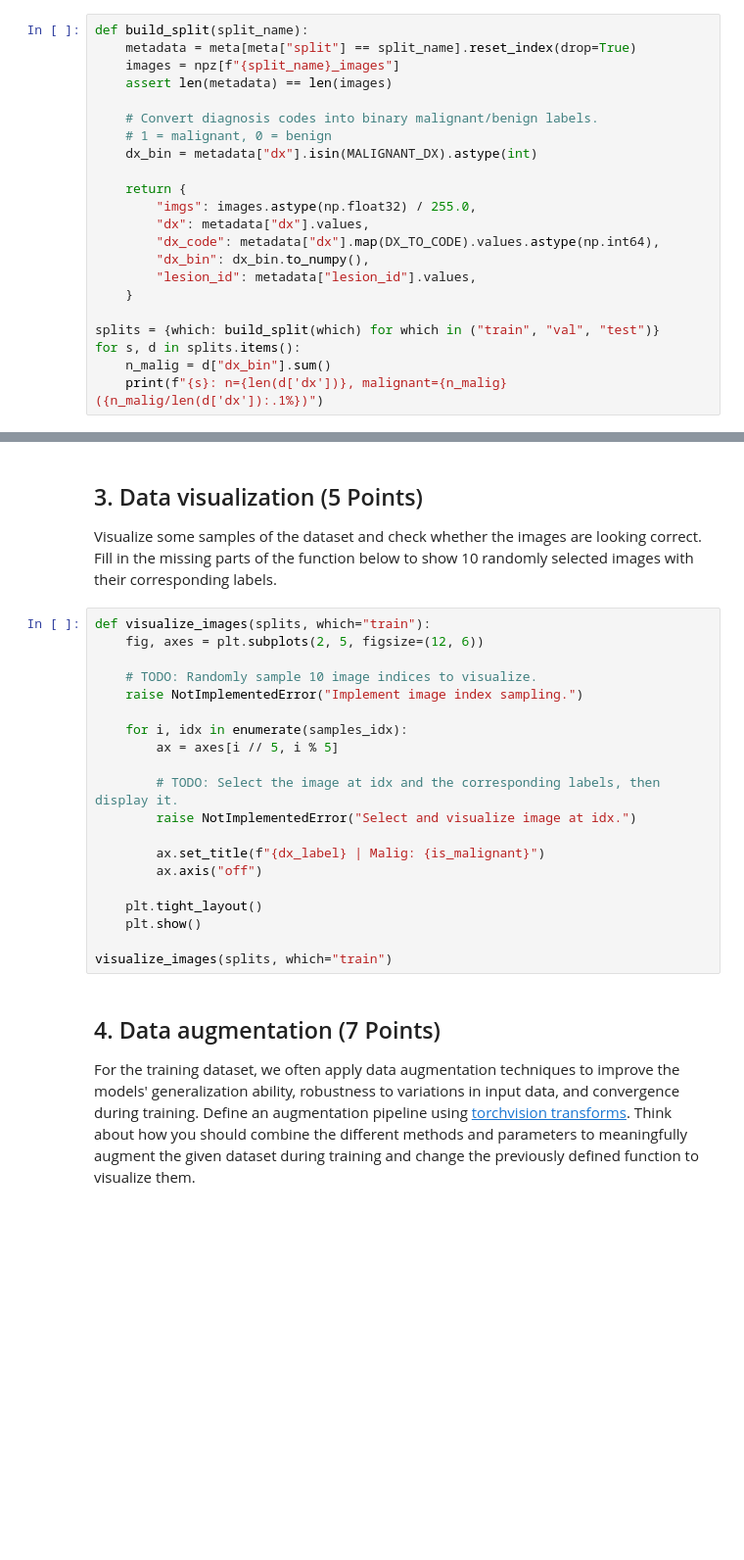
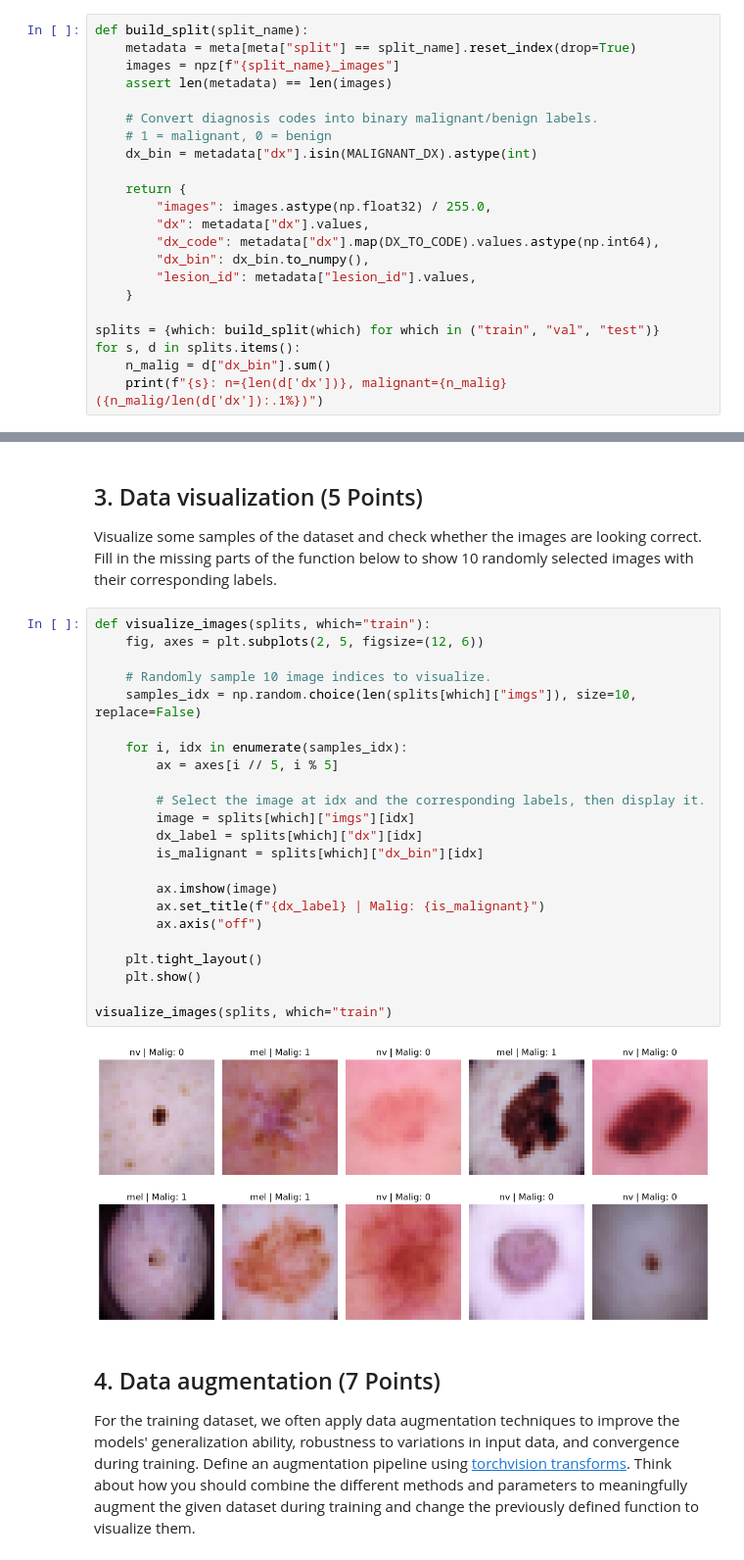
Before and after one commit to Catfish16/WS26ML_EX1, a Jupyter notebook: dermamnist_classification_group_N.ipynb, the cells around one changed output, grey strips where cells are left out. Shown at 98% size. Cells and saved outputs as stored; diff of their text form; blank space fills up the shorter version.

```diff
--- a/dermamnist_classification_group_N.ipynb
+++ b/dermamnist_classification_group_N.ipynb
@@ -185,7 +186,7 @@ def build_split(split_name):
     dx_bin = metadata["dx"].isin(MALIGNANT_DX).astype(int)
 
     return {
-        "imgs": images.astype(np.float32) / 255.0,
+        "images": images.astype(np.float32) / 255.0,
         "dx": metadata["dx"].values,
         "dx_code": metadata["dx"].map(DX_TO_CODE).values.astype(np.int64),
         "dx_bin": dx_bin.to_numpy(),
@@ -221,23 +208,28 @@ Visualize some samples of the dataset and check whether the images are looking c
 # %%
 def visualize_images(splits, which="train"):
     fig, axes = plt.subplots(2, 5, figsize=(12, 6))
 
-    # TODO: Randomly sample 10 image indices to visualize.
-    raise NotImplementedError("Implement image index sampling.")
+    # Randomly sample 10 image indices to visualize.
+    samples_idx = np.random.choice(len(splits[which]["imgs"]), size=10, replace=False)
 
     for i, idx in enumerate(samples_idx):
         ax = axes[i // 5, i % 5]
 
-        # TODO: Select the image at idx and the corresponding labels, then display it.
-        raise NotImplementedError("Select and visualize image at idx.")
+        # Select the image at idx and the corresponding labels, then display it.
+        image = splits[which]["imgs"][idx]
+        dx_label = splits[which]["dx"][idx]
+        is_malignant = splits[which]["dx_bin"][idx]
 
+        ax.imshow(image)
         ax.set_title(f"{dx_label} | Malig: {is_malignant}")
         ax.axis("off")
 
     plt.tight_layout()
     plt.show()
 
 visualize_images(splits, which="train")
+# %% [output]
+[figure, added]
 # %% [markdown]
 ## 4. Data augmentation (7 Points)
 
```
Also changed, not shown: parts of 3 cells of this notebook.
